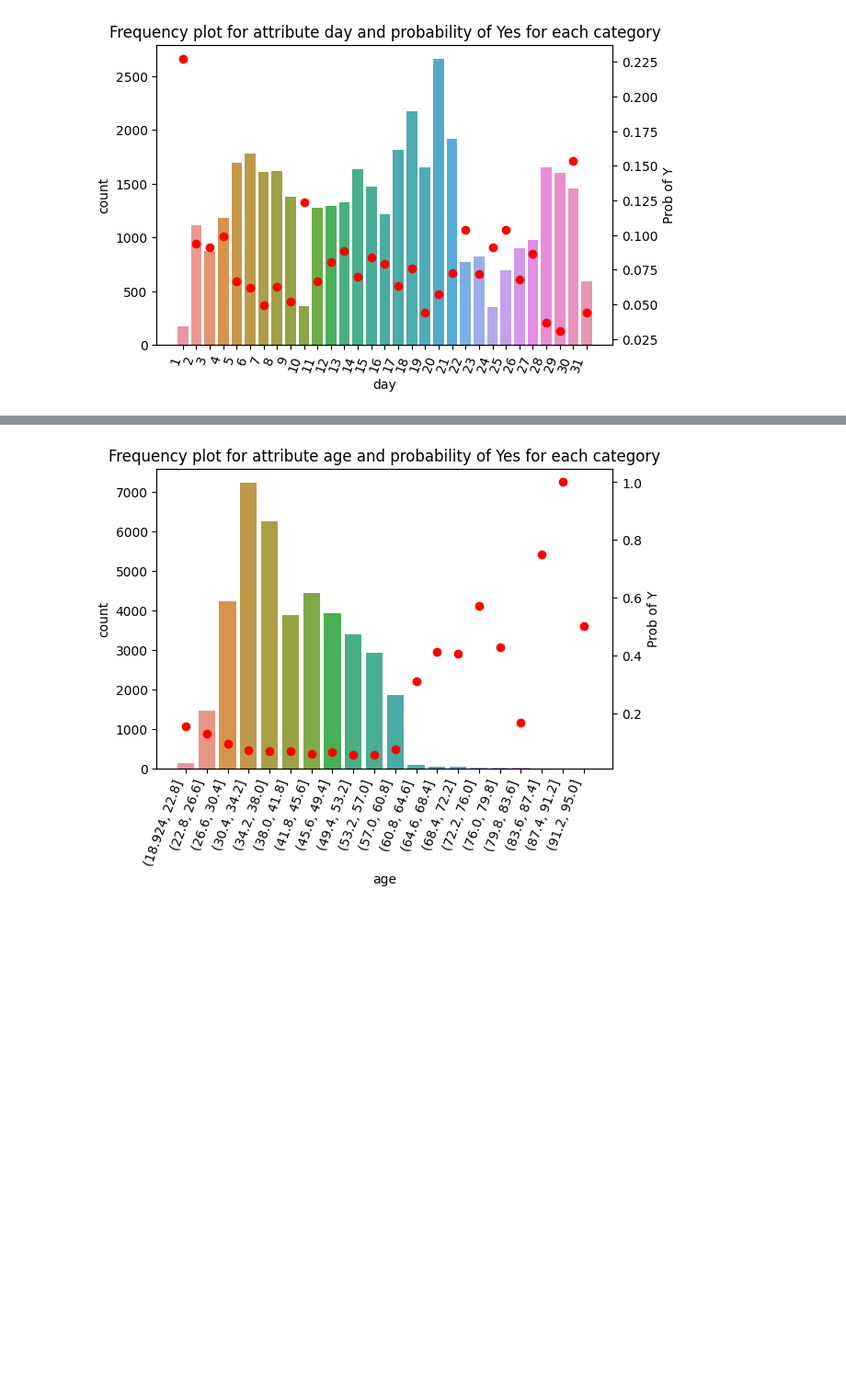
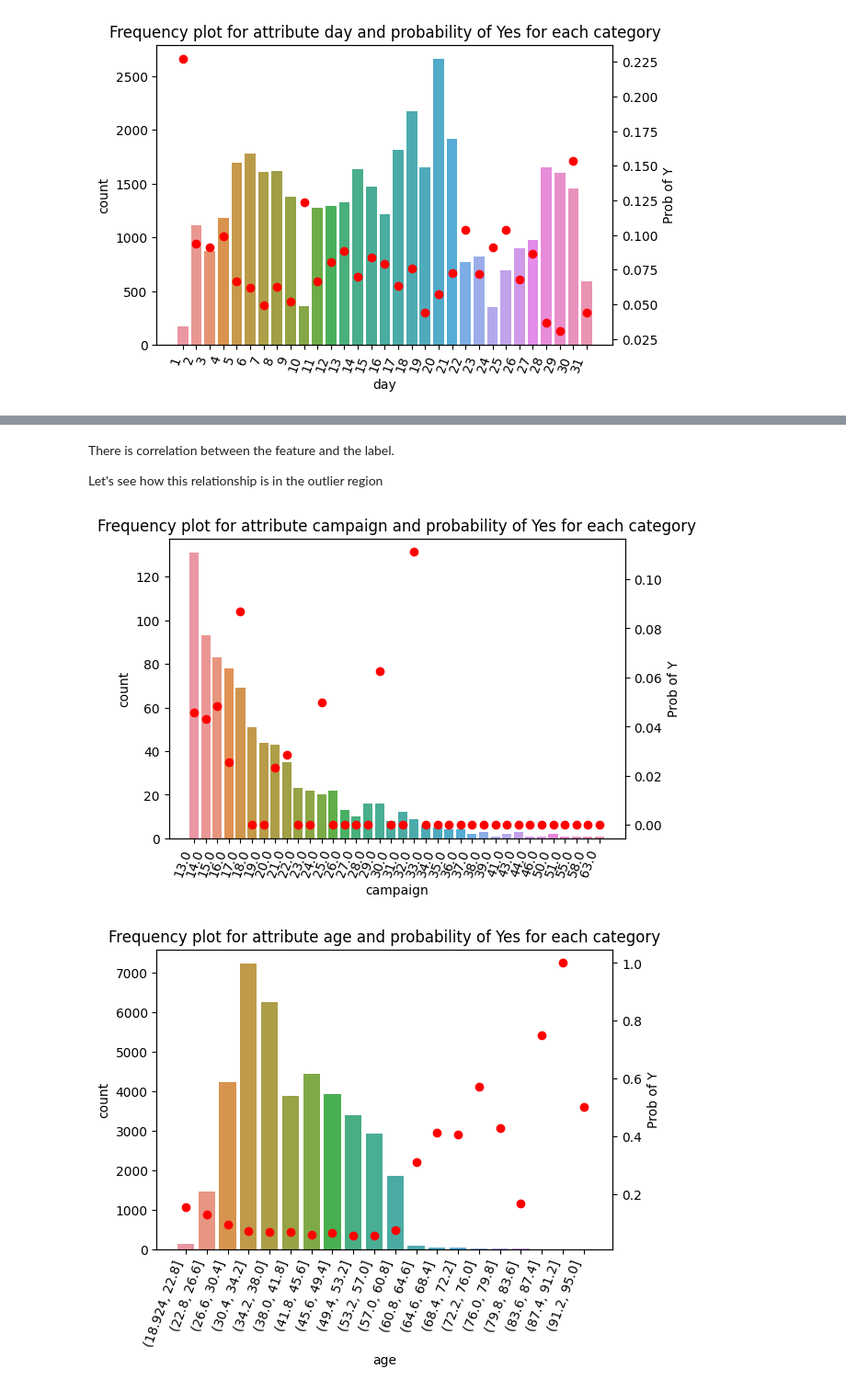
Before and after one commit to Ilvecho/Term-Deposit-Marketing, a Jupyter notebook: P2_notebook.ipynb, the cells around one changed output, grey strips where cells are left out. Shown at 92% size. Saved outputs shown, nothing was run; the diff lists cells and outputs as text; code cells hidden in the pictures; blank space fills up the shorter version.

```diff
--- a/P2_notebook.ipynb
+++ b/P2_notebook.ipynb
@@ -286,3 +291,30 @@ fig.autofmt_xdate(rotation=70)
+# %% [markdown]
+There is correlation between the feature and the label.
+
+Let's see how this relationship is in the outlier region
+# %%
+key = 'campaign'
+cut_core_data = raw_data.copy()
+
+# cut the tail of the distribution: we group together all the values that are inside 5 standard deviations
+cut_core_data.loc[raw_data[key] < (raw_data[key].mean() + 3 * raw_data[key].std()), key ] = np.nan
+cut_core_data.dropna(how='any')
+
+# create the axes to plot
+fig, ax1 = plt.subplots()
+ax2 = ax1.twinx()
+
+# Category frequency plot
+sns.countplot(x=key, data=cut_core_data, ax=ax1).set(title='Frequency plot for attribute '+ key + ' and probability of Yes for each category')
+
+# group by category to compute the probability of Y
+grp = cut_core_data.groupby(key)
+ax2.scatter(np.arange(cut_core_data[key].value_counts().shape[0]), grp['y'].aggregate(np.mean), color='r')
+ax2.set_ylabel('Prob of Y')
+
+fig.autofmt_xdate(rotation=70)
+# %% [output]
+[figure, added]
 # %%
 quant_data = raw_data.copy()
 
```
Also changed, not shown: parts of 16 cells of this notebook.
